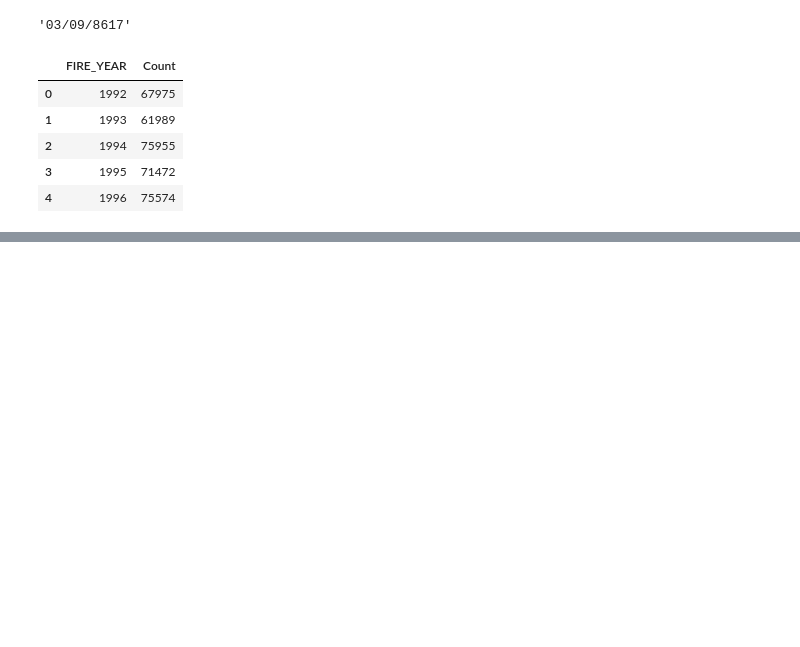
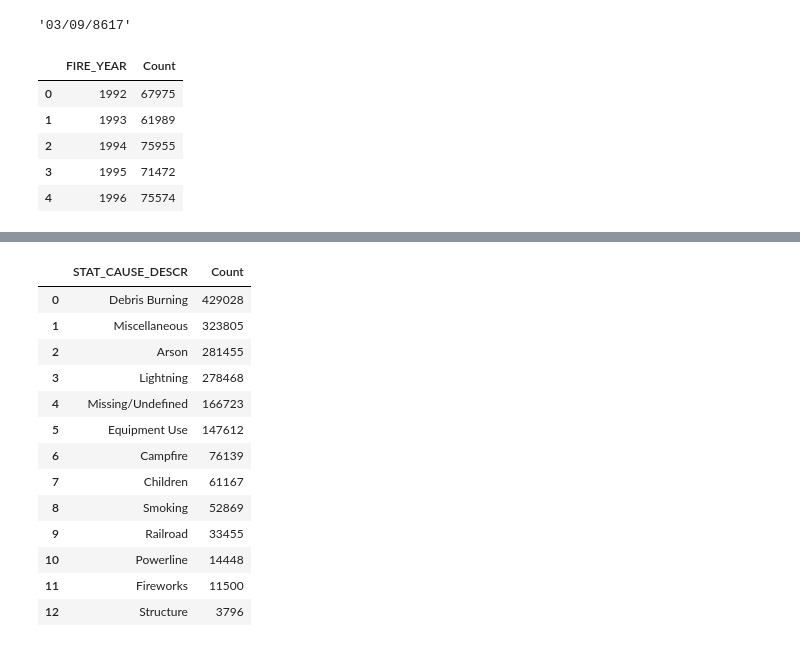
Before and after one commit to connormccoll/fire-scope, a Jupyter notebook: fireScope.ipynb, the cells around one changed output, grey strips where cells are left out. Cells and saved outputs as stored; diff of their text form; code cells hidden in the pictures; blank space fills up the shorter version.

```diff
--- a/fireScope.ipynb
+++ b/fireScope.ipynb
@@ -214,0 +228,18 @@ Text(0.5, 1.0, 'Reported Wildfire Count by Year')
+# %%
+# Check first 5 rows
+fireCausesDf
+# %% [output]
+|  | STAT_CAUSE_DESCR | Count |
+| 0 | Debris Burning | 429028 |
+| 1 | Miscellaneous | 323805 |
+| 2 | Arson | 281455 |
+| 3 | Lightning | 278468 |
+| 4 | Missing/Undefined | 166723 |
+| 5 | Equipment Use | 147612 |
+| 6 | Campfire | 76139 |
+| 7 | Children | 61167 |
+| 8 | Smoking | 52869 |
+| 9 | Railroad | 33455 |
+| 10 | Powerline | 14448 |
+| 11 | Fireworks | 11500 |
+| 12 | Structure | 3796 |
```
Also changed, not shown: parts of 3 cells of this notebook.
